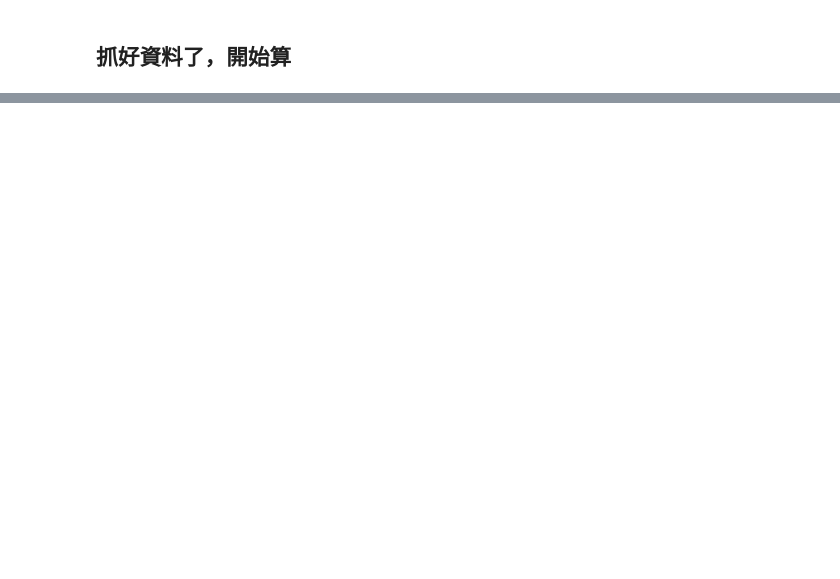
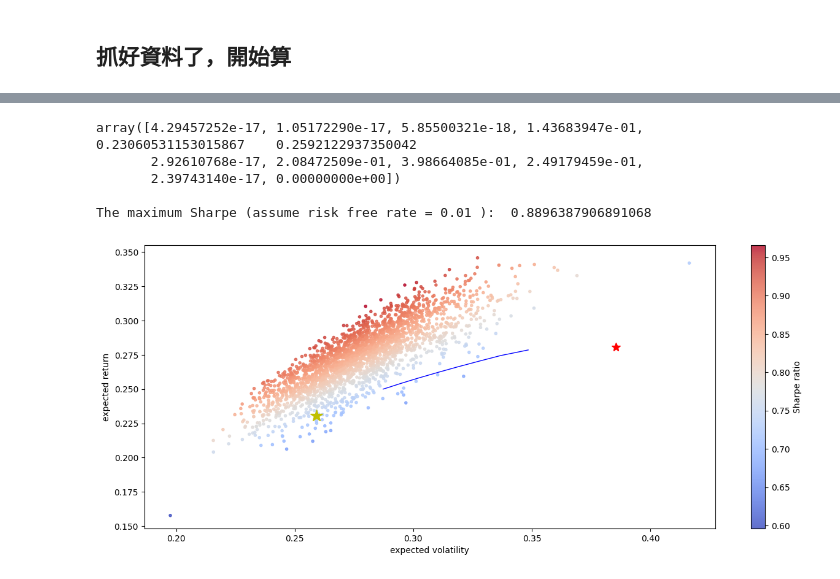
Before and after one commit to xuno8/DSS_project, a Jupyter notebook: main.ipynb, the cells around one changed output, grey strips where cells are left out. Saved outputs shown, nothing was run; the diff lists cells and outputs as text; code cells hidden in the pictures; blank space fills up the shorter version.

```diff
--- a/main.ipynb
+++ b/main.ipynb
@@ -316,0 +377,41 @@ plt.show()
+# %%
+side_by_side(opts['x'], port_ret(opts['x']), port_std(opts['x']))
+print('The maximum Sharpe (assume risk free rate = 0.01 ): ', port_ret(opts['x']) / port_std(opts['x']))
+# %% [output]
+array([4.29457252e-17, 1.05172290e-17, 5.85500321e-18, 1.43683947e-01,    0.23060531153015867    0.2592122937350042
+       2.92610768e-17, 2.08472509e-01, 3.98664085e-01, 2.49179459e-01,
+       2.39743140e-17, 0.00000000e+00])
+
+The maximum Sharpe (assume risk free rate = 0.01 ):  0.8896387906891068
+# %%
+cons = ({'type': 'eq', 'fun': lambda x:  port_ret(x) - target_ret},
+        {'type': 'eq', 'fun': lambda x:  np.sum(x) - 1},
+        )
+        # {'type': "ineq", "fun": lambda x: x-0.017}
+bnds = tuple((0, 1) for x in weights)
+# %%
+target_rets = np.linspace(0.25, 0.45, 50)
+target_stds = []
+for target_ret in target_rets:
+    res = sco.minimize(port_std, equalWeights, method='SLSQP', bounds=bnds, constraints=cons)
+    target_stds.append(res['fun'])
+target_stds = np.array(target_stds)
+# %%
+optv = sco.minimize(port_std, equalWeights, method='SLSQP', bounds=bnds, constraints=cons)
+# %%
+# find uniques index
+uniques = np.unique(np.round(target_stds, 4))
+nrows = uniques.shape[0]
+# %%
+risk_free_rate = 0.04
+plt.figure(figsize=(15, 6))
+plt.scatter(p_std, p_rets, c = (p_rets - risk_free_rate) / p_std, marker='.', alpha=0.8, cmap='coolwarm')
+plt.plot(target_stds[:nrows-1], target_rets[:nrows-1], 'b', lw=1.0)
+plt.plot(port_std(opts['x']), port_ret(opts['x']), 'y*', markersize=15.0)
+plt.plot(port_std(optv['x']), port_ret(optv['x']), 'r*', markersize=10.0)
+plt.xlabel('expected volatility')
+plt.ylabel('expected return')
+plt.colorbar(label='Sharpe ratio')
+plt.show()
+# %% [output]
+[figure, added]
```
Also changed, not shown: parts of 22 cells of this notebook.
